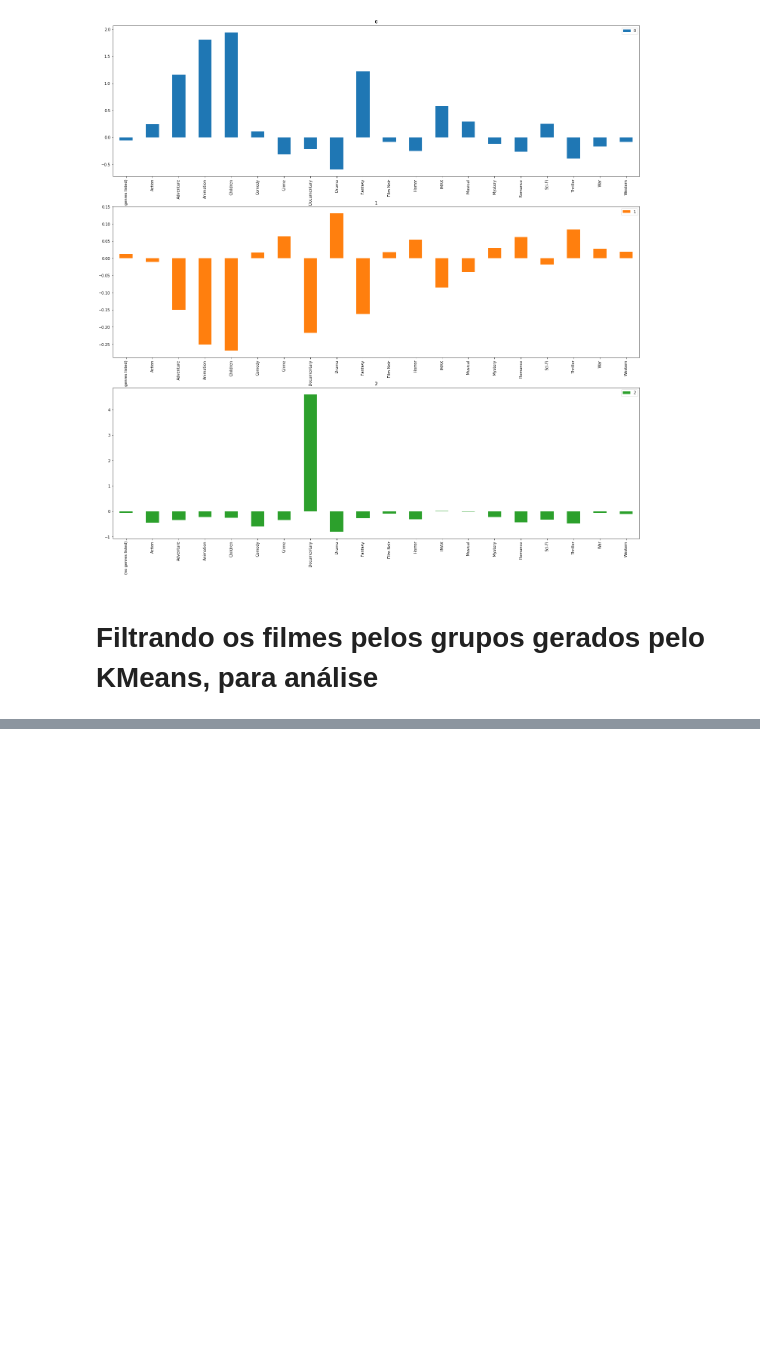
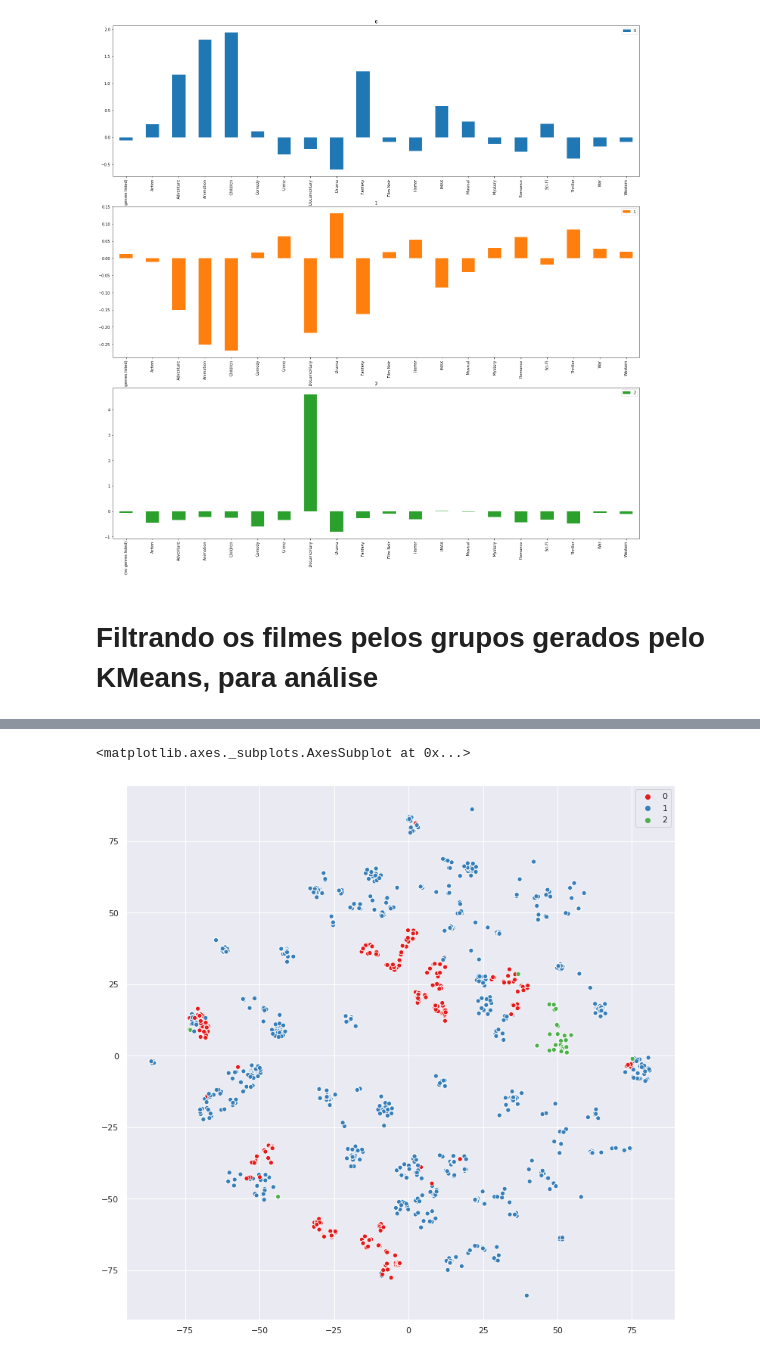
Before and after one commit to jonnes-nascimento/machine_learning, a Jupyter notebook: Introdução_a_Machine_Learning_Algoritmos_Não_Supervisionados_1.ipynb, the cells around one changed output, grey strips where cells are left out. Saved outputs shown, nothing was run; the diff lists cells and outputs as text; code cells hidden in the pictures; blank space fills up the shorter version.

```diff
--- a/Introdução_a_Machine_Learning_Algoritmos_Não_Supervisionados_1.ipynb
+++ b/Introdução_a_Machine_Learning_Algoritmos_Não_Supervisionados_1.ipynb
@@ -204,0 +226,9 @@ dados_dos_filmes[filtro].sample(10) # traz somente as linhas marcadas como True,
+# %%
+
+sns.set(rc={'figure.figsize' : (13,13)})
+
+# O modelo.labels_ traz os grupos. Ou seja, o grafico tera pontos de 3 cores diferentes (nesse nosso exemplo)
+sns.scatterplot(x=visualizacao[:, 0], y=visualizacao[:, 1], hue=modelo.labels_, palette=sns.color_palette('Set1', 3))
+# %% [output]
+<matplotlib.axes._subplots.AxesSubplot at 0x...>
+[figure, added]
```
Also changed, not shown: parts of 2 cells of this notebook.
